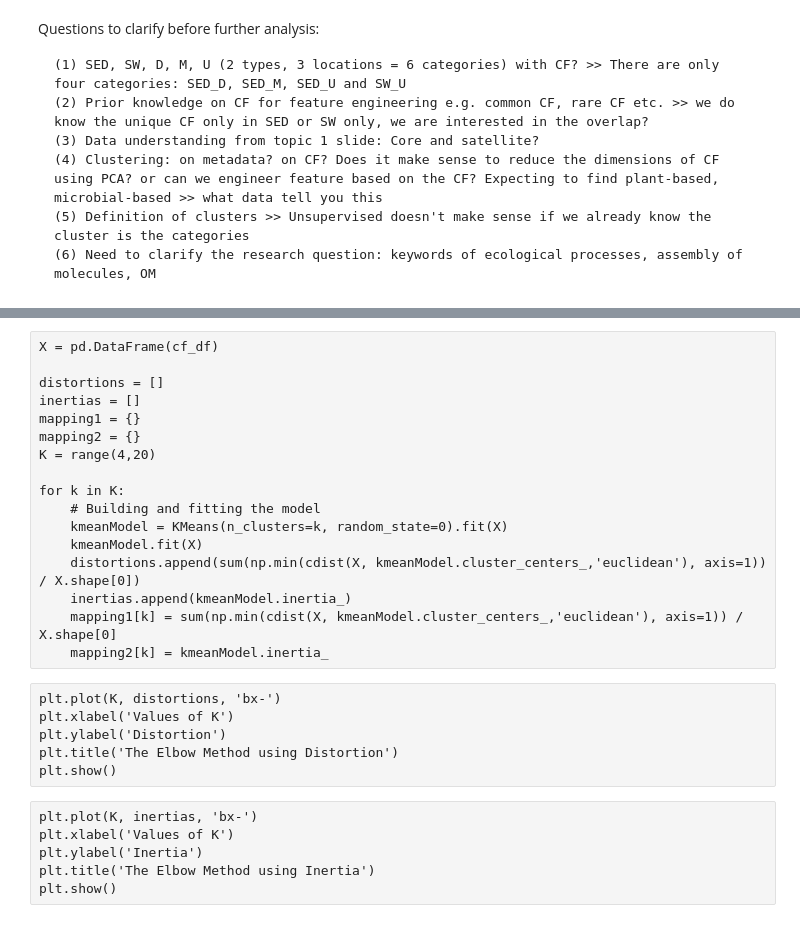
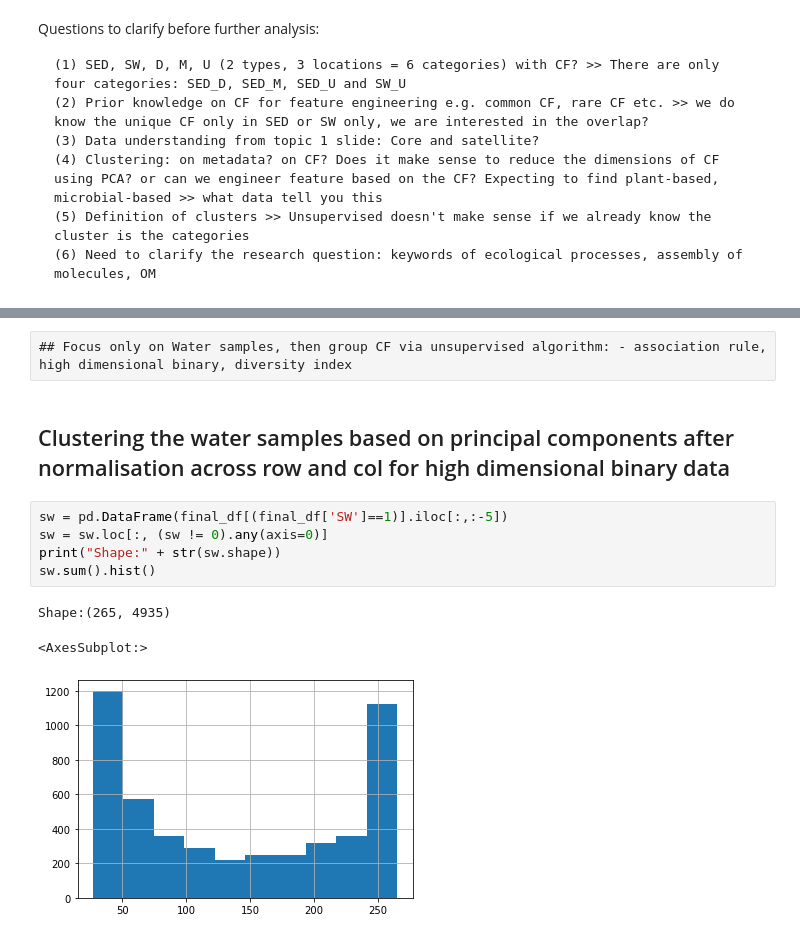
Before and after one commit to mmlchang/WHONDRS_collaboration, a Jupyter notebook: EDA/EDA.ipynb, the cells around one changed output, grey strips where cells are left out. Cells and saved outputs as stored; diff of their text form.

Commit message:
EDA Normalisation PCA Kmeans Clustering
PCA: %variance explained low, need to improve

```diff
--- a/EDA/EDA.ipynb
+++ b/EDA/EDA.ipynb
@@ -153,29 +122,13 @@ reduced_cf = agglo.transform(cf_df)
-# %% [raw]
-X = pd.DataFrame(cf_df)
-
-distortions = []
-inertias = []
-mapping1 = {}
-mapping2 = {}
-K = range(4,20)
-
-for k in K:
-    # Building and fitting the model
-    kmeanModel = KMeans(n_clusters=k, random_state=0).fit(X)
-    kmeanModel.fit(X)
-    distortions.append(sum(np.min(cdist(X, kmeanModel.cluster_centers_,'euclidean'), axis=1)) / X.shape[0])
-    inertias.append(kmeanModel.inertia_)
-    mapping1[k] = sum(np.min(cdist(X, kmeanModel.cluster_centers_,'euclidean'), axis=1)) / X.shape[0]
-    mapping2[k] = kmeanModel.inertia_
-# %% [raw]
-plt.plot(K, distortions, 'bx-')
-plt.xlabel('Values of K')
-plt.ylabel('Distortion')
-plt.title('The Elbow Method using Distortion')
-plt.show()
-# %% [raw]
-plt.plot(K, inertias, 'bx-')
-plt.xlabel('Values of K')
-plt.ylabel('Inertia')
-plt.title('The Elbow Method using Inertia')
-plt.show()
+# %% [raw]
+## Focus only on Water samples, then group CF via unsupervised algorithm: - association rule, high dimensional binary, diversity index
+# %% [markdown]
+## Clustering the water samples based on principal components after normalisation across row and col for high dimensional binary data
+# %%
+sw = pd.DataFrame(final_df[(final_df['SW']==1)].iloc[:,:-5])
+sw = sw.loc[:, (sw != 0).any(axis=0)]
+print("Shape:" + str(sw.shape))
+sw.sum().hist()
+# %% [output]
+Shape:(265, 4935)
+<AxesSubplot:>
+[figure, added]
```
Also changed, not shown: parts of 24 cells of this notebook, 2 other files.
